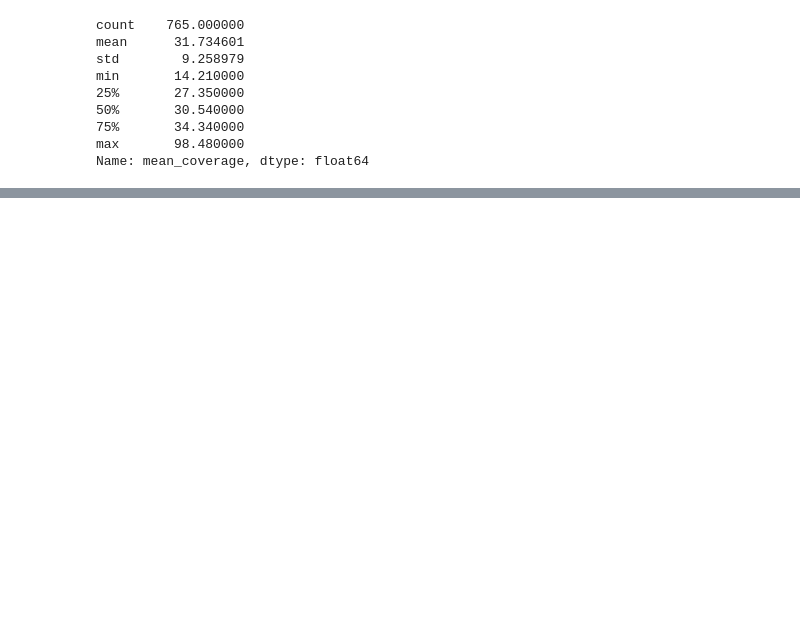
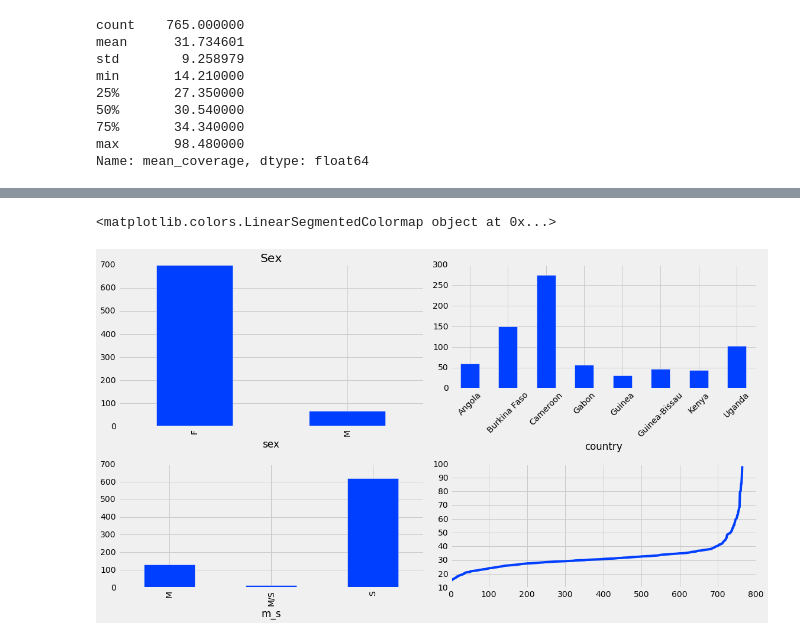
Before and after one commit to tiagoantao/data-science-teaching, a Jupyter notebook: notebooks/001_Metadata.ipynb, the cells around one changed output, grey strips where cells are left out. Cells and saved outputs as stored; diff of their text form; code cells hidden in the pictures; blank space fills up the shorter version.

```diff
--- a/notebooks/001_Metadata.ipynb
+++ b/notebooks/001_Metadata.ipynb
@@ -52,0 +67,21 @@ plt.plot(meta['mean_coverage'].sort_values(inplace=False).values)
+# %%
+colormap = plt.get_cmap()
+print(colormap)
+with plt.style.context('seaborn-bright'):
+    fig, axs = plt.subplots(2, 2, squeeze=False, figsize=(16, 9))
+
+    sex(ax=axs[0, 0])
+    axs[0,0].set_title ('Sex')
+    country(ax=axs[0, 1])
+    ax = axs[0,1]
+    ax.set_xticklabels(ax.xaxis.get_majorticklabels(), rotation=45)
+
+    form(ax=axs[1,0])
+    axs[1,1].plot(coverage_vals)
+    plt.tight_layout()
+    bottom_left = axs[1, 0].axes.get_position()
+    axs[0,0].axes.set_position([bottom_left.x0, 0.5240926751837101,
+                                bottom_left.x1-bottom_left.x0, 0.1 + bottom_left.y1-bottom_left.y0])
+# %% [output]
+<matplotlib.colors.LinearSegmentedColormap object at 0x...>
+[figure, added]
```
Also changed, not shown: parts of 10 cells of this notebook.
